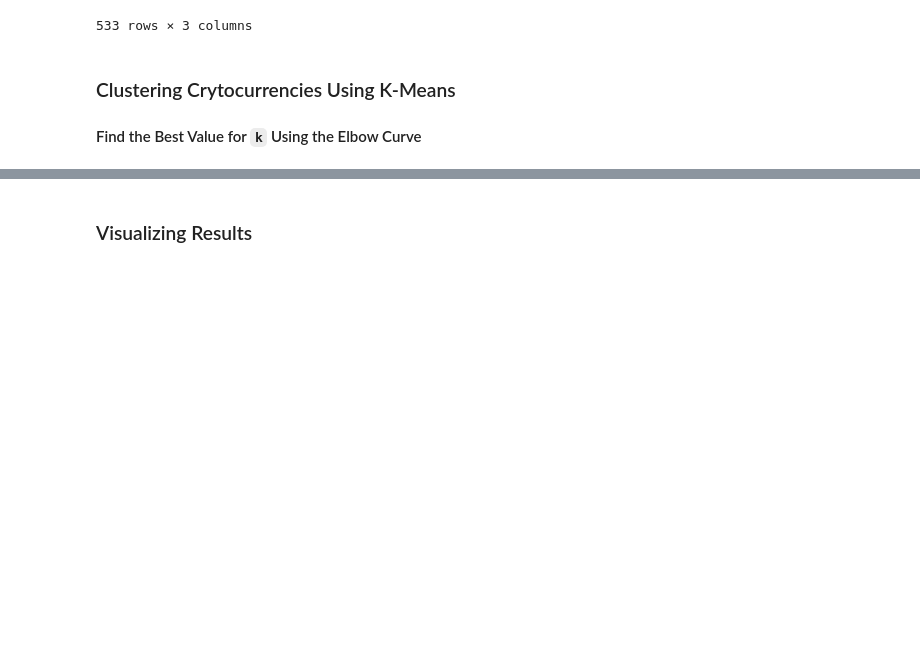
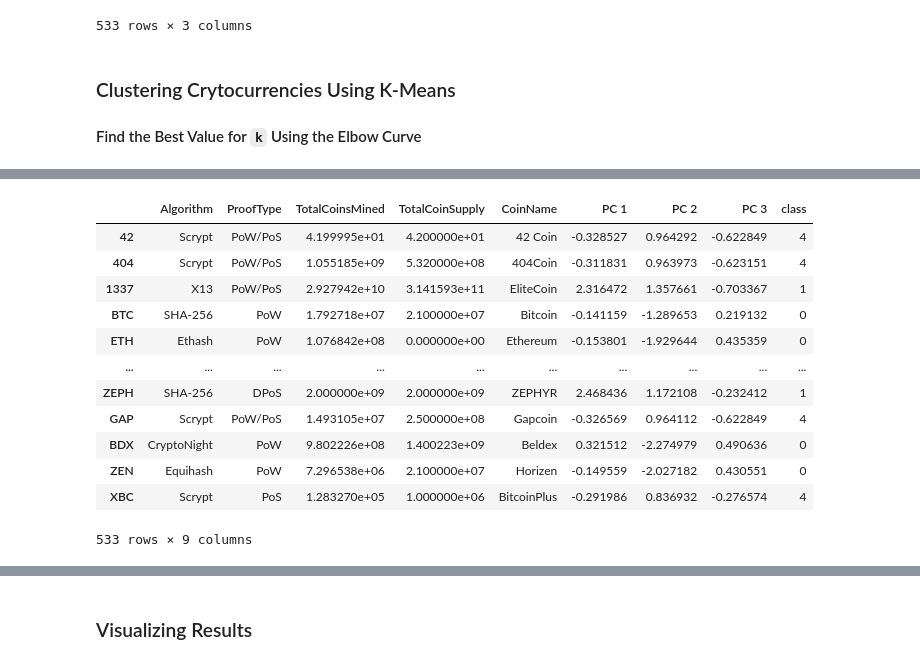
Before and after one commit to Avrpatel/Crypto-K-Clusters, a Jupyter notebook: crypto_clustering.ipynb, the cells around one changed output, grey strips where cells are left out. Drawn from its saved outputs; the diff is of its cells as text; code cells hidden in the pictures; blank space fills up the shorter version.

```diff
--- a/crypto_clustering.ipynb
+++ b/crypto_clustering.ipynb
@@ -251,0 +254,35 @@ Running K-Means with `k=<your best value for k here>`
+# %%
+from sklearn import cluster
+# Initialize the K-Means model
+model = KMeans(n_clusters=5, random_state=1)
+
+# Train the model
+model.fit(crypto_pca_df)
+
+# Predict clusters
+predictions = model.predict(crypto_pca_df)
+
+crypto_pca_df["class"] = model.labels_
+crypto_pca_df.head()
+
+
+# Create return DataFrame with predicted clusters
+merged_df = crypto_df.join(coin_name_df, how='inner')
+
+clustered_df = merged_df.join(crypto_pca_df, how='inner')
+
+clustered_df
+# %% [output]
+|  | Algorithm | ProofType | TotalCoinsMined | TotalCoinSupply | CoinName | PC 1 | PC 2 | PC 3 | class |
+| 42 | Scrypt | PoW/PoS | 4.199995e+01 | 4.200000e+01 | 42 Coin | -0.328527 | 0.964292 | -0.622849 | 4 |
+| 404 | Scrypt | PoW/PoS | 1.055185e+09 | 5.320000e+08 | 404Coin | -0.311831 | 0.963973 | -0.623151 | 4 |
+| 1337 | X13 | PoW/PoS | 2.927942e+10 | 3.141593e+11 | EliteCoin | 2.316472 | 1.357661 | -0.703367 | 1 |
+| BTC | SHA-256 | PoW | 1.792718e+07 | 2.100000e+07 | Bitcoin | -0.141159 | -1.289653 | 0.219132 | 0 |
+| ETH | Ethash | PoW | 1.076842e+08 | 0.000000e+00 | Ethereum | -0.153801 | -1.929644 | 0.435359 | 0 |
+| ... | ... | ... | ... | ... | ... | ... | ... | ... | ... |
+| ZEPH | SHA-256 | DPoS | 2.000000e+09 | 2.000000e+09 | ZEPHYR | 2.468436 | 1.172108 | -0.232412 | 1 |
+| GAP | Scrypt | PoW/PoS | 1.493105e+07 | 2.500000e+08 | Gapcoin | -0.326569 | 0.964112 | -0.622849 | 4 |
+| BDX | CryptoNight | PoW | 9.802226e+08 | 1.400223e+09 | Beldex | 0.321512 | -2.274979 | 0.490636 | 0 |
+| ZEN | Equihash | PoW | 7.296538e+06 | 2.100000e+07 | Horizen | -0.149559 | -2.027182 | 0.430551 | 0 |
+| XBC | Scrypt | PoS | 1.283270e+05 | 1.000000e+06 | BitcoinPlus | -0.291986 | 0.836932 | -0.276574 | 4 |
+533 rows × 9 columns
```
Also changed, not shown: parts of 15 cells of this notebook.
